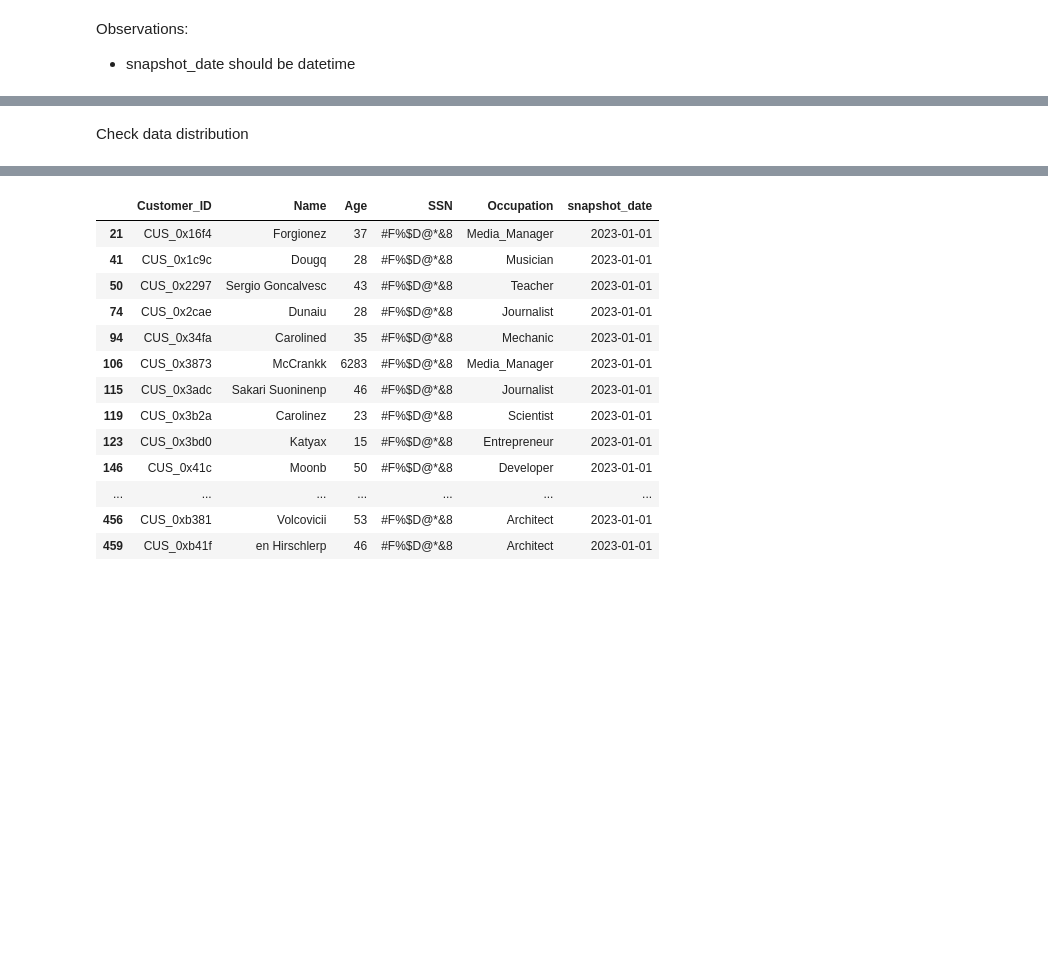
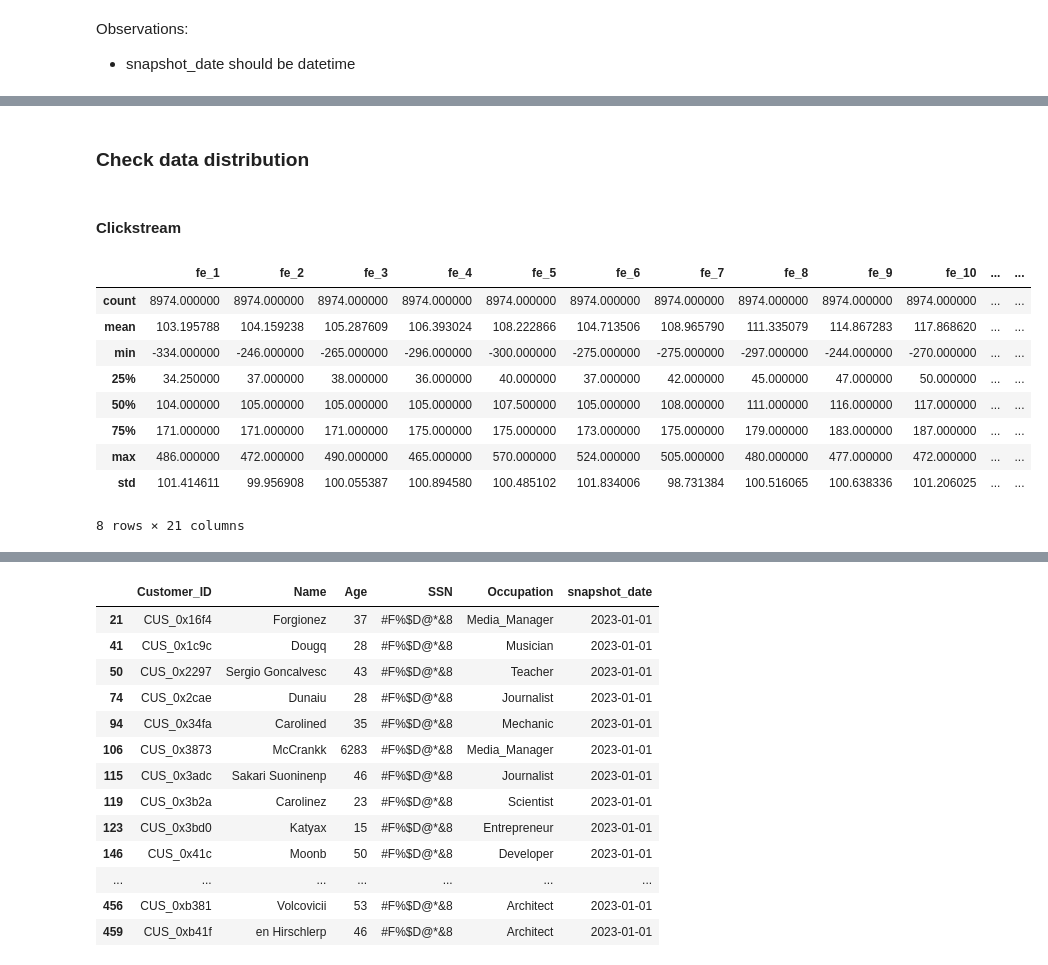
Before and after one commit to Jenpoer/creditkarma, a Jupyter notebook: eda.ipynb, the cells around one changed output, grey strips where cells are left out. Saved outputs shown, nothing was run; the diff lists cells and outputs as text; code cells hidden in the pictures; blank space fills up the shorter version.

```diff
--- a/eda.ipynb
+++ b/eda.ipynb
@@ -265,0 +288,2 @@ Observations:
+# %%
+df_clickstream['snapshot_date'] = pd.to_datetime(df_clickstream['snapshot_date'])
@@ -266,2 +312,2 @@ Observations:
 # %% [markdown]
-Check data distribution
+### Check data distribution
@@ -269,0 +314,15 @@ df_attributes['Age'] = pd.to_numeric(df_attributes['Age'], errors='coerce')
+# %% [markdown]
+#### Clickstream
+# %%
+df_clickstream.describe()
+# %% [output]
+|  | fe_1 | fe_2 | fe_3 | fe_4 | fe_5 | fe_6 | fe_7 | fe_8 | fe_9 | fe_10 | ... | ... |
+| count | 8974.000000 | 8974.000000 | 8974.000000 | 8974.000000 | 8974.000000 | 8974.000000 | 8974.000000 | 8974.000000 | 8974.000000 | 8974.000000 | ... | ... |
+| mean | 103.195788 | 104.159238 | 105.287609 | 106.393024 | 108.222866 | 104.713506 | 108.965790 | 111.335079 | 114.867283 | 117.868620 | ... | ... |
+| min | -334.000000 | -246.000000 | -265.000000 | -296.000000 | -300.000000 | -275.000000 | -275.000000 | -297.000000 | -244.000000 | -270.000000 | ... | ... |
+| 25% | 34.250000 | 37.000000 | 38.000000 | 36.000000 | 40.000000 | 37.000000 | 42.000000 | 45.000000 | 47.000000 | 50.000000 | ... | ... |
+| 50% | 104.000000 | 105.000000 | 105.000000 | 105.000000 | 107.500000 | 105.000000 | 108.000000 | 111.000000 | 116.000000 | 117.000000 | ... | ... |
+| 75% | 171.000000 | 171.000000 | 171.000000 | 175.000000 | 175.000000 | 173.000000 | 175.000000 | 179.000000 | 183.000000 | 187.000000 | ... | ... |
+| max | 486.000000 | 472.000000 | 490.000000 | 465.000000 | 570.000000 | 524.000000 | 505.000000 | 480.000000 | 477.000000 | 472.000000 | ... | ... |
+| std | 101.414611 | 99.956908 | 100.055387 | 100.894580 | 100.485102 | 101.834006 | 98.731384 | 100.516065 | 100.638336 | 101.206025 | ... | ... |
+8 rows × 21 columns
```
Also changed, not shown: parts of 54 cells of this notebook.
